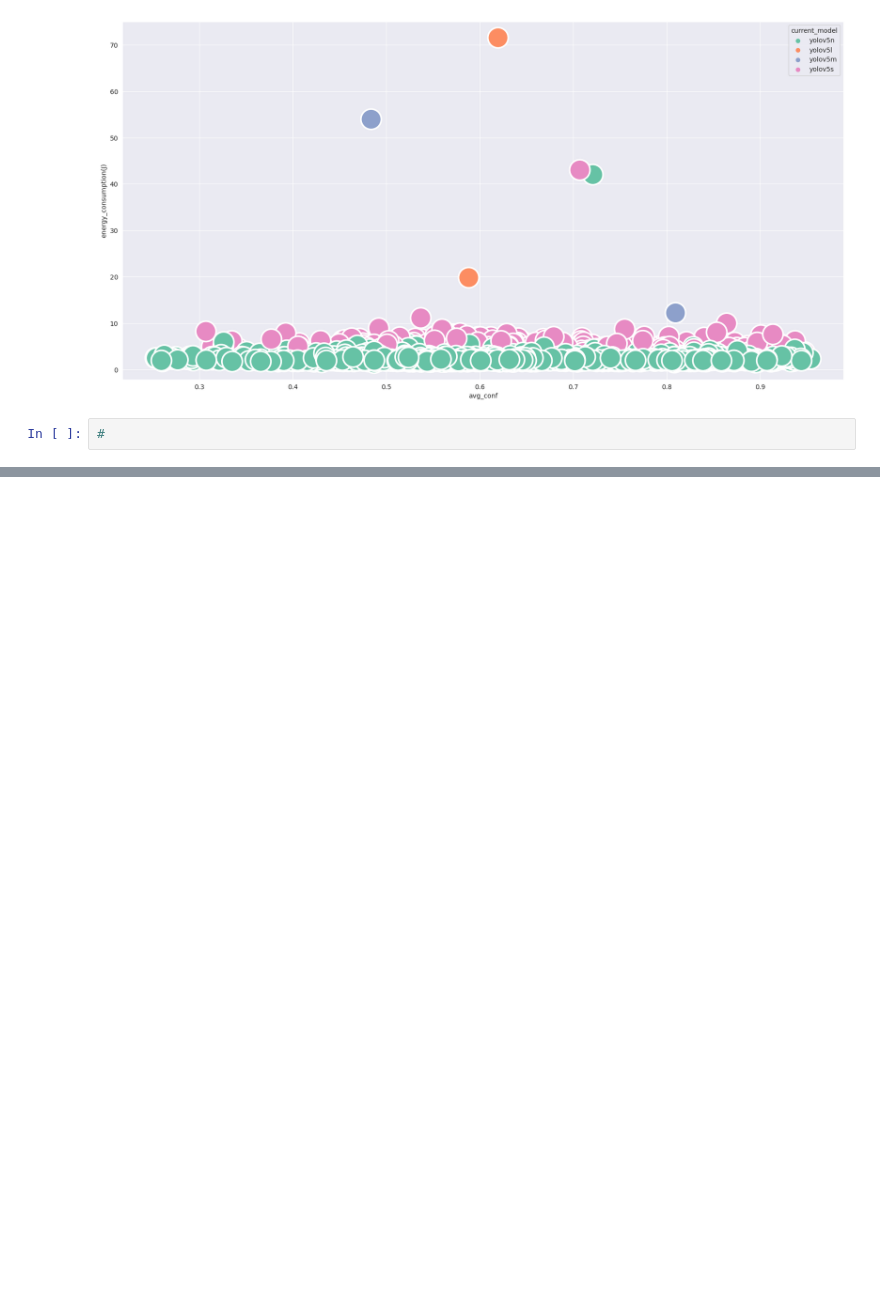
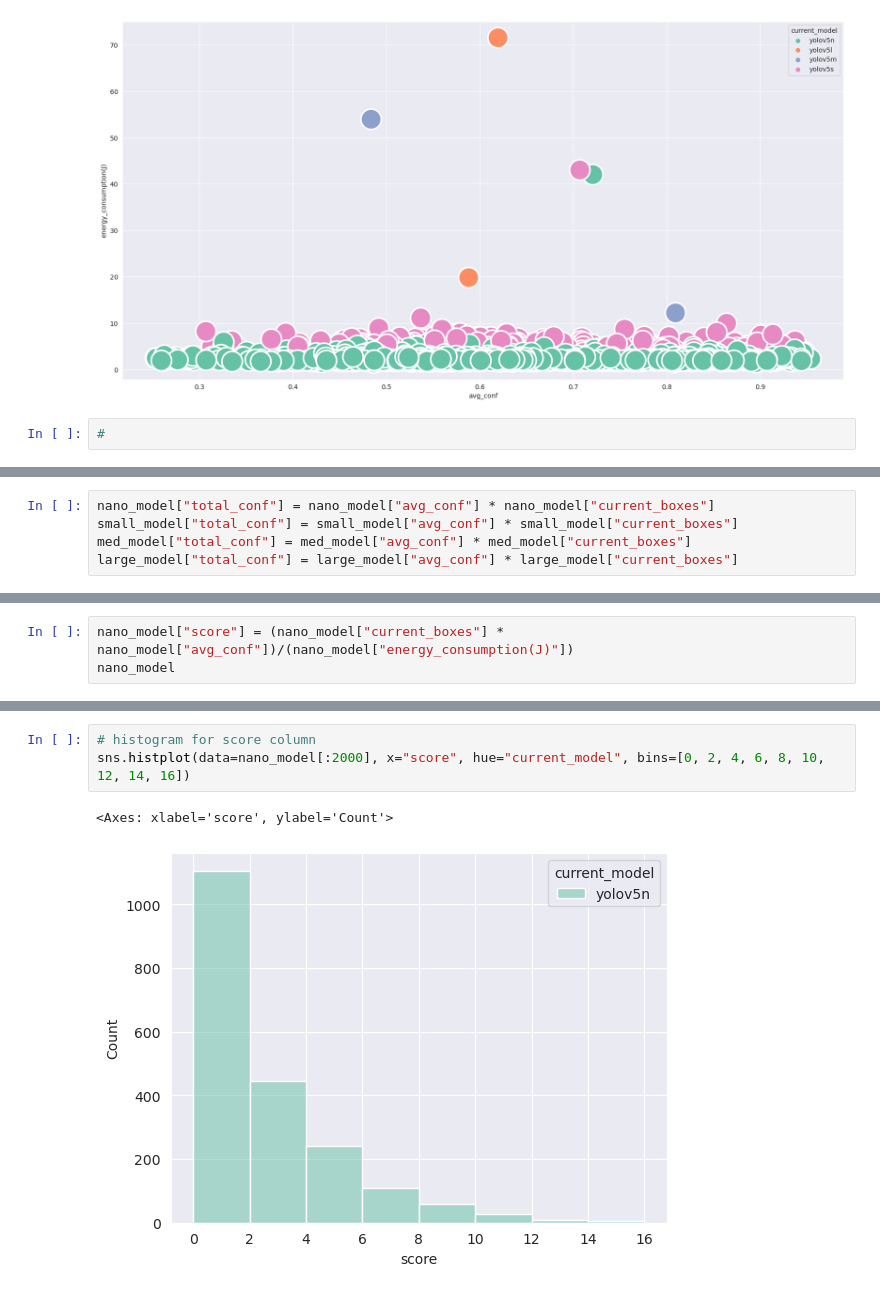
Before and after one commit to sa4s-serc/EcoMLS, a Jupyter notebook: project/NAIVE_1/utility.ipynb, the cells around one changed output, grey strips where cells are left out. Cells and saved outputs as stored; diff of their text form; blank space fills up the shorter version.

```diff
--- a/project/NAIVE_1/utility.ipynb
+++ b/project/NAIVE_1/utility.ipynb
@@ -249,0 +344,5 @@ plt.show()
+# %%
+nano_model["total_conf"] = nano_model["avg_conf"] * nano_model["current_boxes"]
+small_model["total_conf"] = small_model["avg_conf"] * small_model["current_boxes"]
+med_model["total_conf"] = med_model["avg_conf"] * med_model["current_boxes"]
+large_model["total_conf"] = large_model["avg_conf"] * large_model["current_boxes"]
@@ -249,0 +509,3 @@ plt.show()
+# %%
+nano_model["score"] = (nano_model["current_boxes"] * nano_model["avg_conf"])/(nano_model["energy_consumption(J)"])
+nano_model
@@ -249,0 +612,6 @@ plt.show()
+# %%
+# histogram for score column
+sns.histplot(data=nano_model[:2000], x="score", hue="current_model", bins=[0, 2, 4, 6, 8, 10, 12, 14, 16])
+# %% [output]
+<Axes: xlabel='score', ylabel='Count'>
+[figure, added]
```
Also changed, not shown: parts of 32 cells of this notebook, 14 other files.
